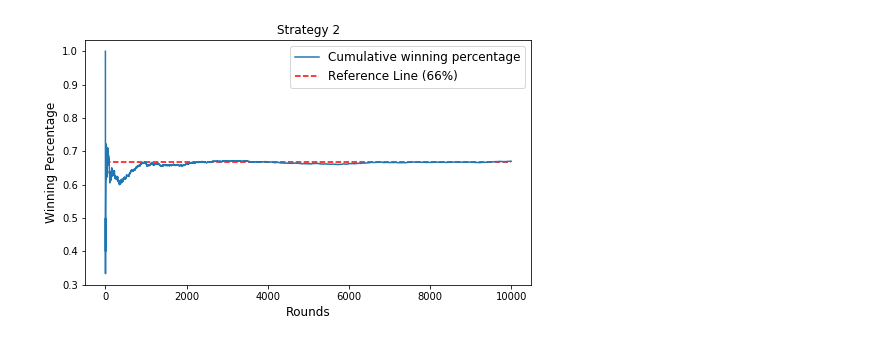
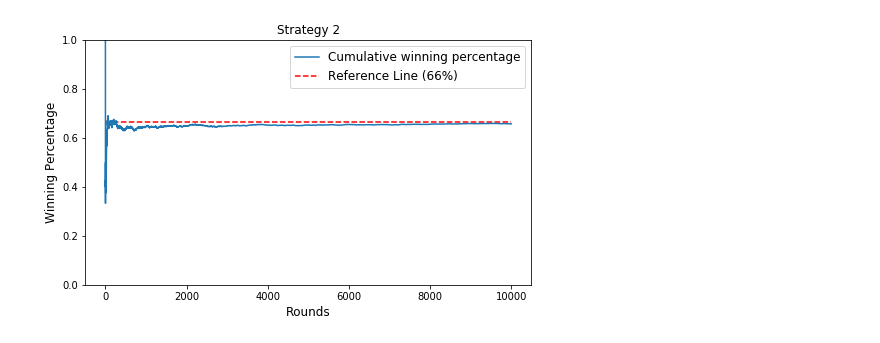
Before and after one commit to ramongss/Misc, a Jupyter notebook: Monty_Hall.ipynb, the cells around one changed output. Saved outputs shown, nothing was run; the diff lists cells and outputs as text; code cells hidden in the pictures.

```diff
--- a/Monty_Hall.ipynb
+++ b/Monty_Hall.ipynb
@@ -58,6 +59,8 @@ plt.show()
 ################################
 
 victories = [] # vector of victories
+
+np.random.seed(1234)
 
 for i in range(n):
 
@@ -71,32 +74,33 @@ for i in range(n):
   else:
     excluded_door = x_aux # exclude one door
 
   choice2 = np.setdiff1d(doors,[choice1,excluded_door]) # player changes door
 
   # if the choice 2 is equal to the the prize door, win [1]
   if prize_door == choice2:
    victories[n:n] = [1]
   # if the choice 2 is different from the the prize door, lose [0]
   else:
    victories[n:n] = [0]
 
 # Compute results
 
 rounds = np.array(range(1,n+1,1))
 win_perc = np.cumsum(victories)/rounds
 
 data = pd.DataFrame({'rounds':rounds, 'win_perc':win_perc})
 
 # Plot
 
 plt.figure(figsize=(8,4.5))
 plt.plot('rounds','win_perc', data=data, label='Cumulative winning percentage')
-plt.hlines(y=2/3, xmin=0,xmax=n, colors='red', linestyles='dashed',
+plt.hlines(y=2/3, xmin=0,xmax=n,colors='red', linestyles='dashed',
            label='Reference Line (66%)')
+plt.ylim(0, 1)
 plt.title('Strategy 2', fontsize = 12)
 plt.ylabel('Winning Percentage', fontsize = 12)
 plt.xlabel('Rounds',fontsize = 12)
 plt.legend(loc='best', fontsize=12)
 plt.show()
 # %% [output]
-[figure, old version]
+[figure, new version]
```
Also changed, not shown: parts of 1 cell of this notebook, 2 other files.
